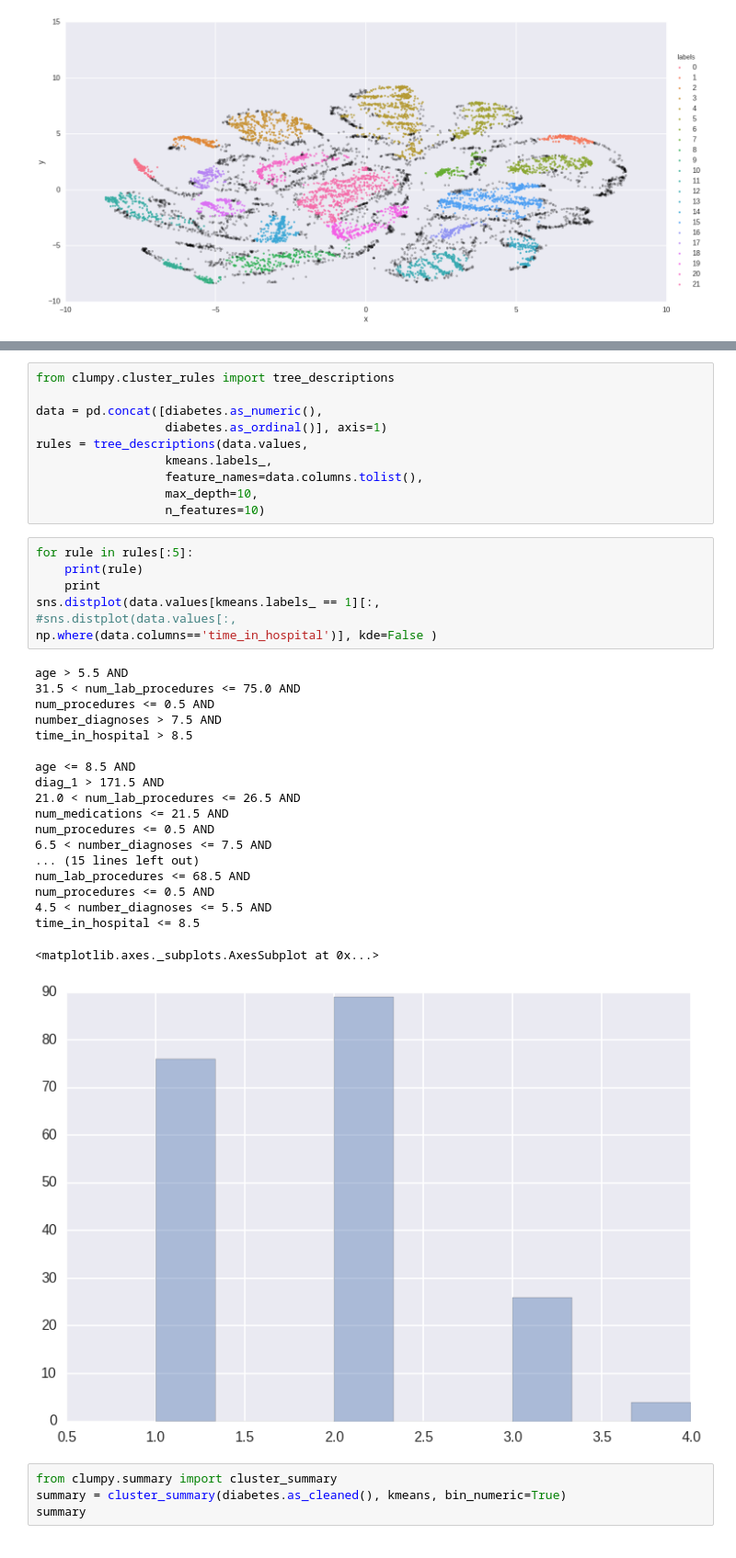
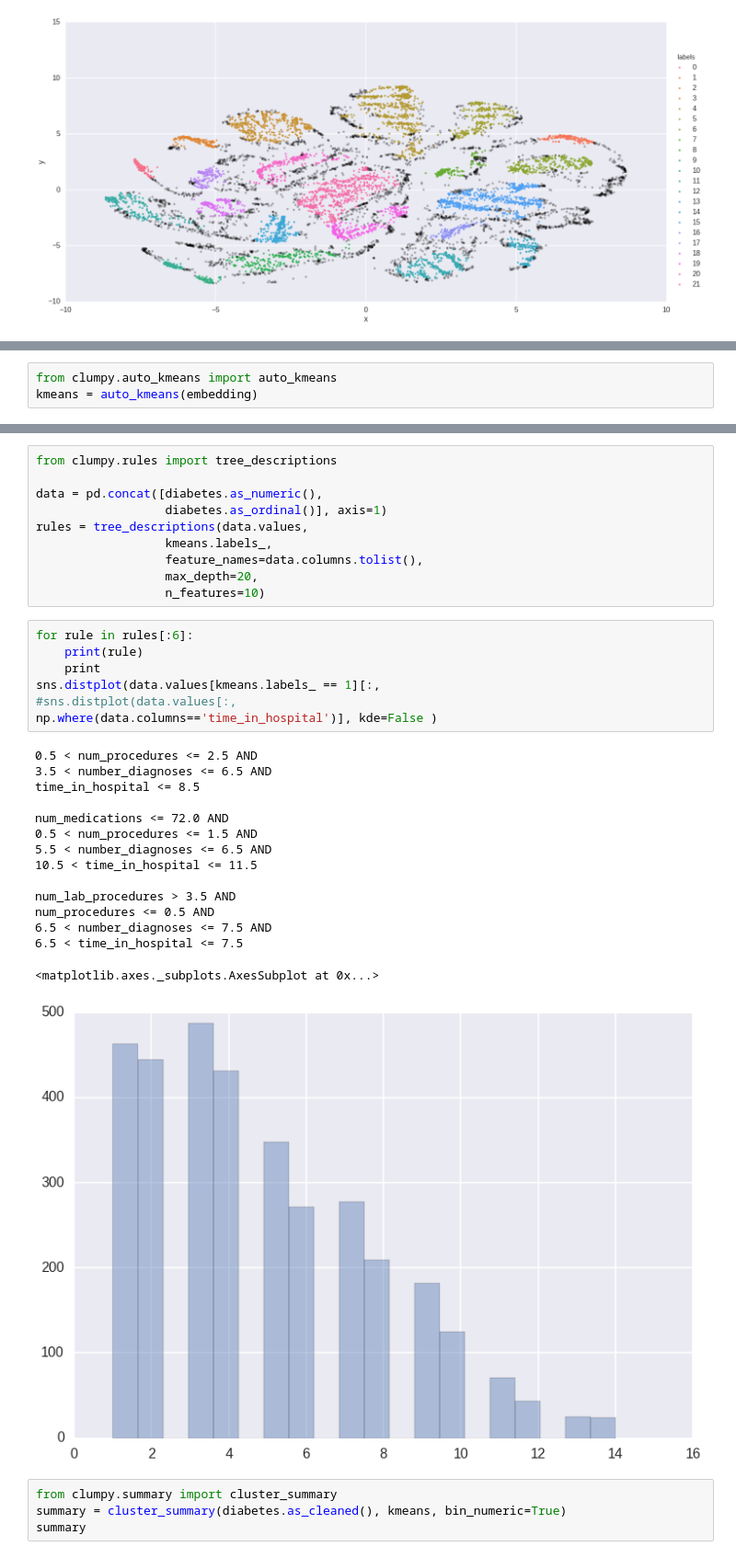
Before and after one commit to joshloyal/ClumPy, a Jupyter notebook: notebooks/10k Diabetes Clustering.ipynb, the cells around one changed output, grey strips where cells are left out. Shown at 92% size. Drawn from its saved outputs; the diff is of its cells as text.

Commit message:
plotting and importance tools

```diff
--- a/notebooks/10k Diabetes Clustering.ipynb
+++ b/notebooks/10k Diabetes Clustering.ipynb
@@ -75,0 +76,3 @@ clumpy.plots.plot_clusters(embedding, kmeans.labels_, kmeans.cluster_centers_)
+# %%
+from clumpy.auto_kmeans import auto_kmeans
+kmeans = auto_kmeans(embedding)
@@ -76,40 +103,36 @@ clumpy.plots.plot_clusters(embedding, kmeans.labels_, kmeans.cluster_centers_)
 # %%
-from clumpy.cluster_rules import tree_descriptions
+from clumpy.rules import tree_descriptions
 
 data = pd.concat([diabetes.as_numeric(),
                   diabetes.as_ordinal()], axis=1)
 rules = tree_descriptions(data.values,
                   kmeans.labels_,
                   feature_names=data.columns.tolist(),
-                  max_depth=10,
+                  max_depth=20,
                   n_features=10)
 # %%
-for rule in rules[:5]:
+for rule in rules[:6]:
     print(rule)
     print
 sns.distplot(data.values[kmeans.labels_ == 1][:,
 #sns.distplot(data.values[:,
 np.where(data.columns=='time_in_hospital')], kde=False )
 # %% [output]
-age > 5.5 AND
-31.5 < num_lab_procedures <= 75.0 AND
-num_procedures <= 0.5 AND
-number_diagnoses > 7.5 AND
-time_in_hospital > 8.5
+0.5 < num_procedures <= 2.5 AND
+3.5 < number_diagnoses <= 6.5 AND
+time_in_hospital <= 8.5
 
-age <= 8.5 AND
-diag_1 > 171.5 AND
-21.0 < num_lab_procedures <= 26.5 AND
-num_medications <= 21.5 AND
+num_medications <= 72.0 AND
+0.5 < num_procedures <= 1.5 AND
+5.5 < number_diagnoses <= 6.5 AND
+10.5 < time_in_hospital <= 11.5
+
+num_lab_procedures > 3.5 AND
 num_procedures <= 0.5 AND
 6.5 < number_diagnoses <= 7.5 AND
-... (15 lines left out)
-num_lab_procedures <= 68.5 AND
-num_procedures <= 0.5 AND
-4.5 < number_diagnoses <= 5.5 AND
-time_in_hospital <= 8.5
+6.5 < time_in_hospital <= 7.5
 <matplotlib.axes._subplots.AxesSubplot at 0x...>
-[figure, old version]
+[figure, new version]
 # %%
 from clumpy.summary import cluster_summary
 summary = cluster_summary(diabetes.as_cleaned(), kmeans, bin_numeric=True)
```
Also changed, not shown: parts of 3 cells of this notebook, 3 other files.
